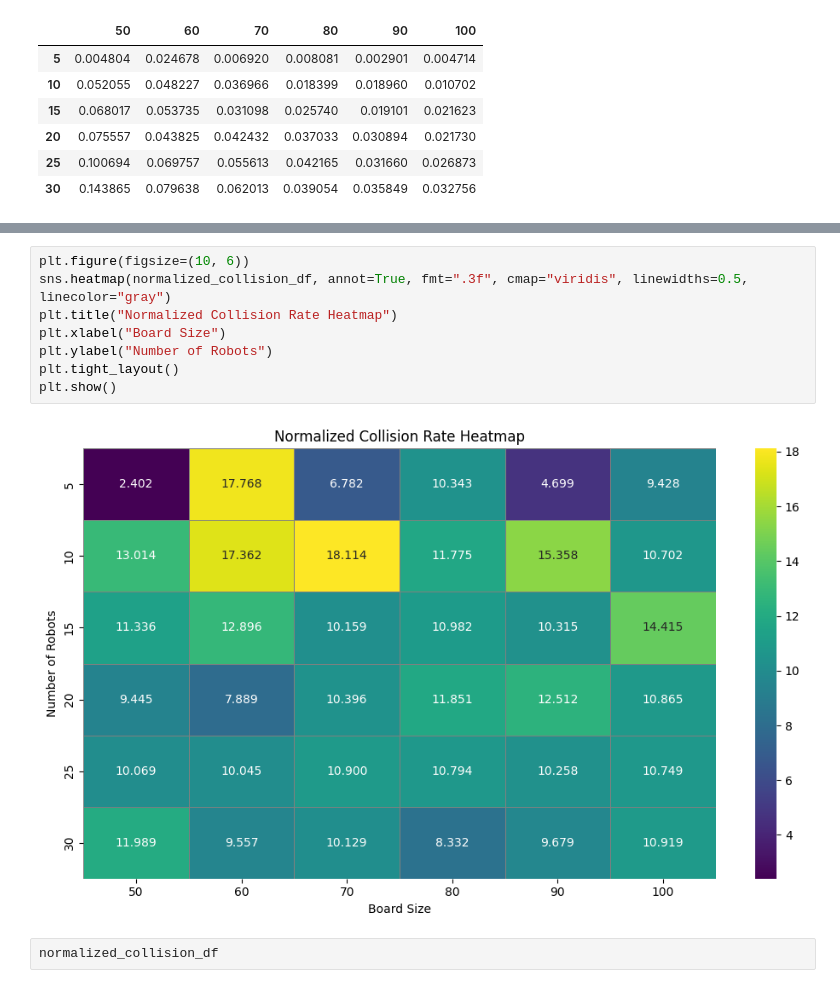
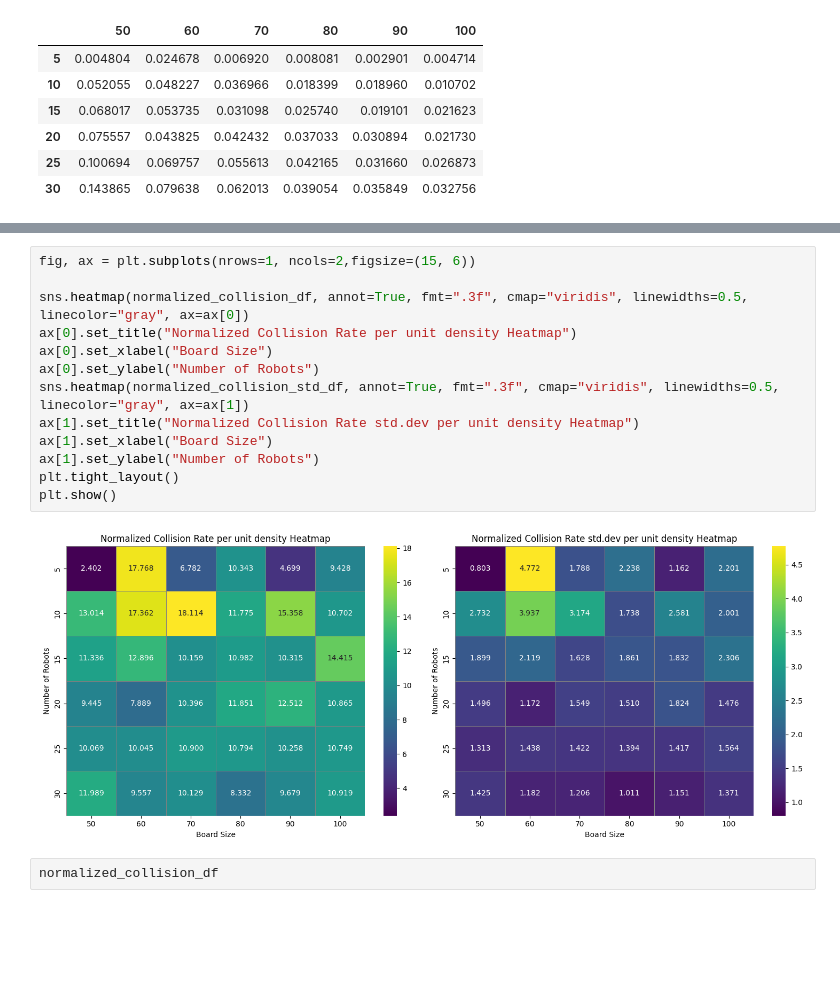
Before and after one commit to Death-Raider/Personal_Projects, a Jupyter notebook: GoalChasing_QLearning/output_processing.ipynb, the cells around one changed output, grey strips where cells are left out. Drawn from its saved outputs; the diff is of its cells as text; blank space fills up the shorter version.

```diff
--- a/GoalChasing_QLearning/output_processing.ipynb
+++ b/GoalChasing_QLearning/output_processing.ipynb
@@ -162,13 +174,18 @@ Lower bound: 7.868401595596594
-# %%
-plt.figure(figsize=(10, 6))
-sns.heatmap(normalized_collision_df, annot=True, fmt=".3f", cmap="viridis", linewidths=0.5, linecolor="gray")
-plt.title("Normalized Collision Rate Heatmap")
-plt.xlabel("Board Size")
-plt.ylabel("Number of Robots")
-plt.tight_layout()
-plt.show()
-# %% [output]
-[figure, removed]
+# %%
+fig, ax = plt.subplots(nrows=1, ncols=2,figsize=(15, 6))
+
+sns.heatmap(normalized_collision_df, annot=True, fmt=".3f", cmap="viridis", linewidths=0.5, linecolor="gray", ax=ax[0])
+ax[0].set_title("Normalized Collision Rate per unit density Heatmap")
+ax[0].set_xlabel("Board Size")
+ax[0].set_ylabel("Number of Robots")
+sns.heatmap(normalized_collision_std_df, annot=True, fmt=".3f", cmap="viridis", linewidths=0.5, linecolor="gray", ax=ax[1])
+ax[1].set_title("Normalized Collision Rate std.dev per unit density Heatmap")
+ax[1].set_xlabel("Board Size")
+ax[1].set_ylabel("Number of Robots")
+plt.tight_layout()
+plt.show()
+# %% [output]
+[figure, added]
 # %%
 normalized_collision_df
 # %% [output]
```
Also changed, not shown: parts of 7 cells of this notebook, 2 other files.
